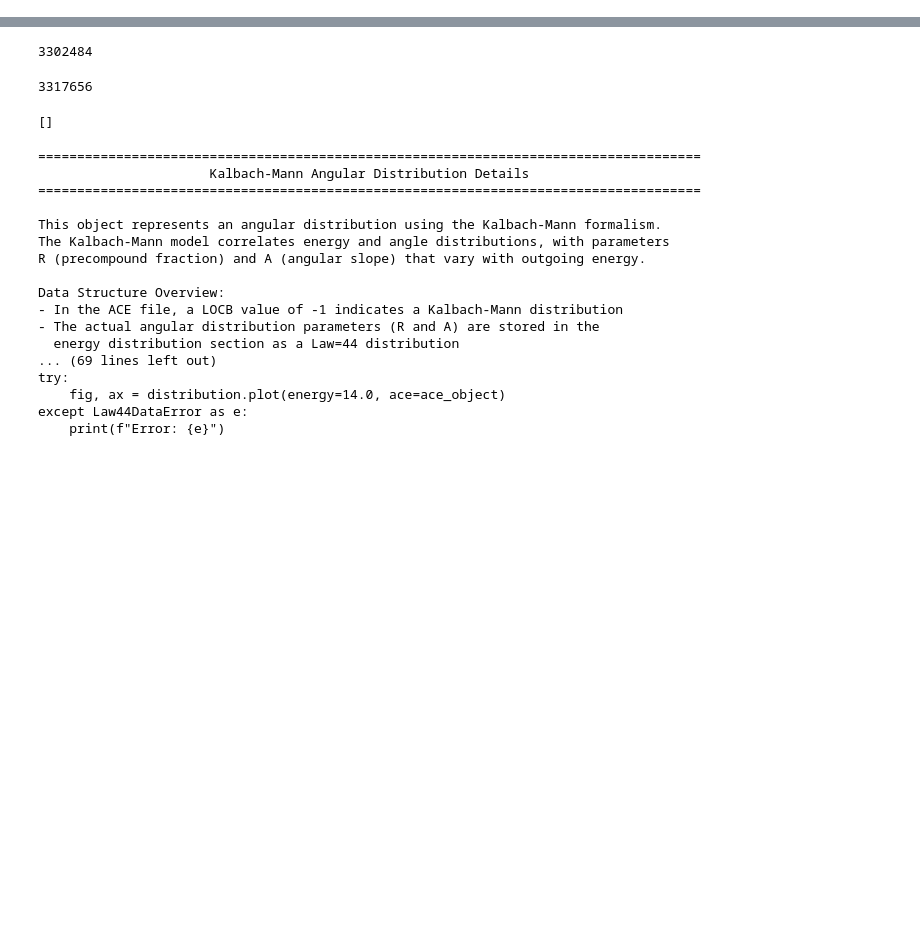
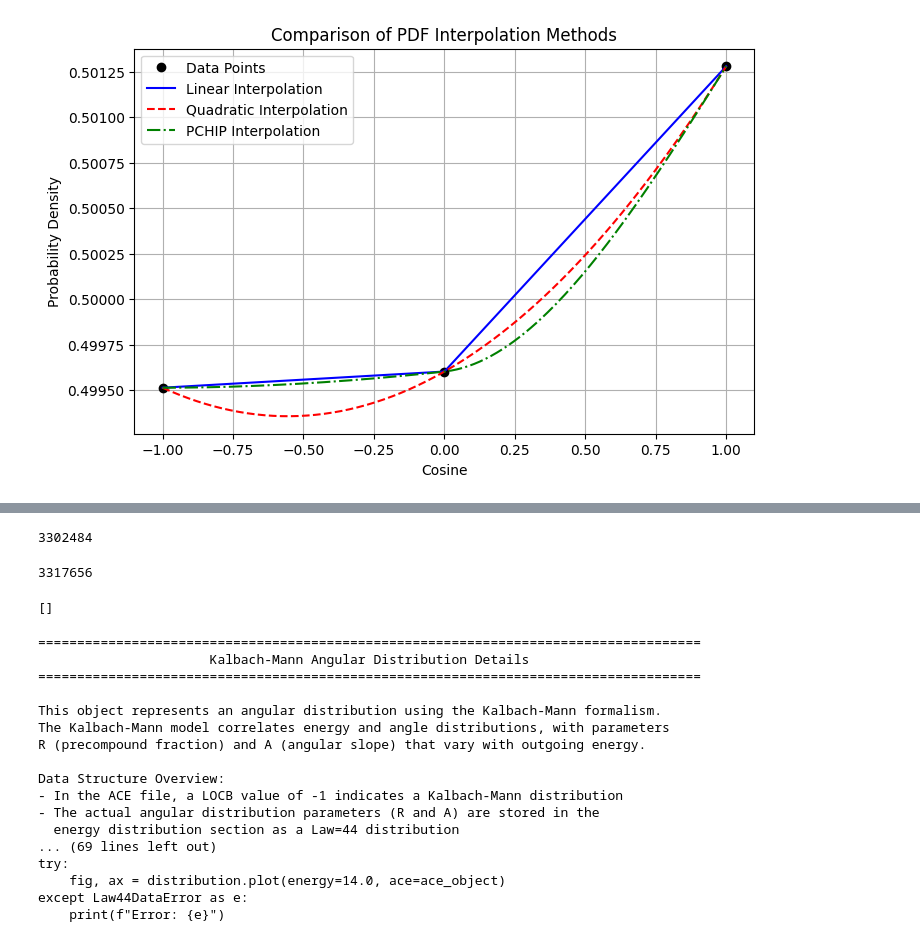
Before and after one commit to monleon96/kika, a Jupyter notebook: mcnpy/ace/test.ipynb, the cells around one changed output, grey strips where cells are left out. Saved outputs shown, nothing was run; the diff lists cells and outputs as text; code cells hidden in the pictures; blank space fills up the shorter version.

```diff
--- a/mcnpy/ace/test.ipynb
+++ b/mcnpy/ace/test.ipynb
@@ -52,0 +189,39 @@ distribution that describes the probability of scattering at different angles.
+# %%
+import numpy as np
+import matplotlib.pyplot as plt
+from scipy.interpolate import interp1d, PchipInterpolator
+
+# Given data points
+cosine = np.array([-1.0, 0.0, 1.0])
+pdf = np.array([0.4995137, 0.4996026, 0.5012811])
+cdf = np.array([0.0, 0.4995582, 1.0])
+
+# Create a dense set of points for plotting
+xnew = np.linspace(-1, 1, 200)
+
+# Linear interpolation: directly connects the data points.
+linear_interp = interp1d(cosine, pdf, kind='linear')
+pdf_linear = linear_interp(xnew)
+
+# Quadratic interpolation: now works with 3 points.
+quadratic_interp = interp1d(cosine, pdf, kind='quadratic')
+pdf_quadratic = quadratic_interp(xnew)
+
+# Alternatively, using a monotonic interpolator like PCHIP
+pchip_interp = PchipInterpolator(cosine, pdf)
+pdf_pchip = pchip_interp(xnew)
+
+# Plotting the results
+plt.figure(figsize=(8, 5))
+plt.plot(cosine, pdf, 'ko', label='Data Points')
+plt.plot(xnew, pdf_linear, 'b-', label='Linear Interpolation')
+plt.plot(xnew, pdf_quadratic, 'r--', label='Quadratic Interpolation')
+plt.plot(xnew, pdf_pchip, 'g-.', label='PCHIP Interpolation')
+plt.xlabel('Cosine')
+plt.ylabel('Probability Density')
+plt.title('Comparison of PDF Interpolation Methods')
+plt.legend()
+plt.grid(True)
+plt.show()
+# %% [output]
+[figure, added]
```
Also changed, not shown: parts of 17 cells of this notebook, 6 other files.
